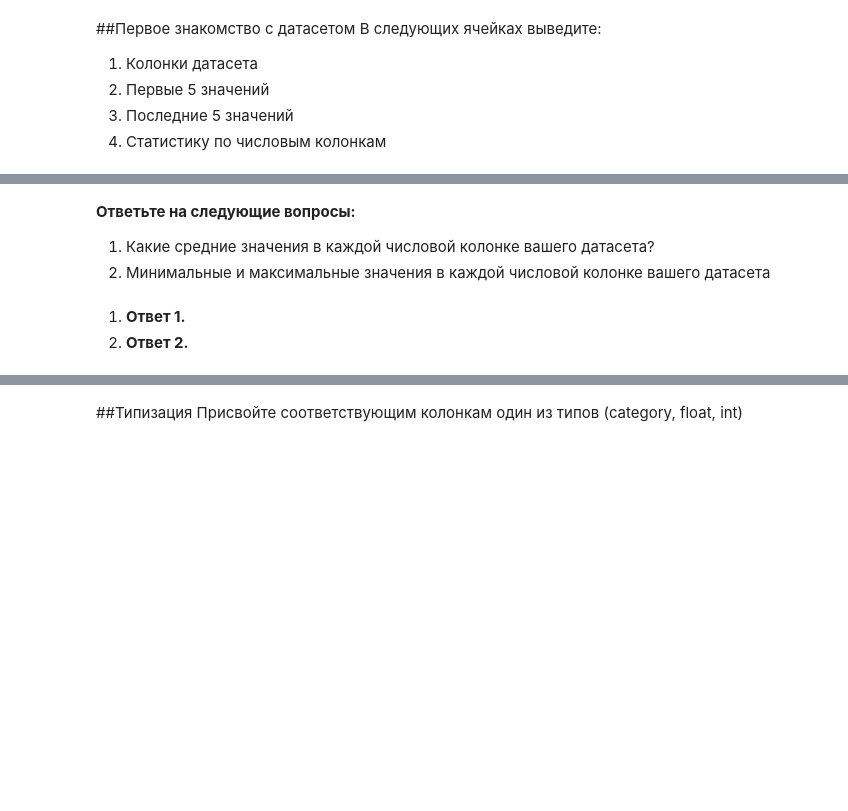
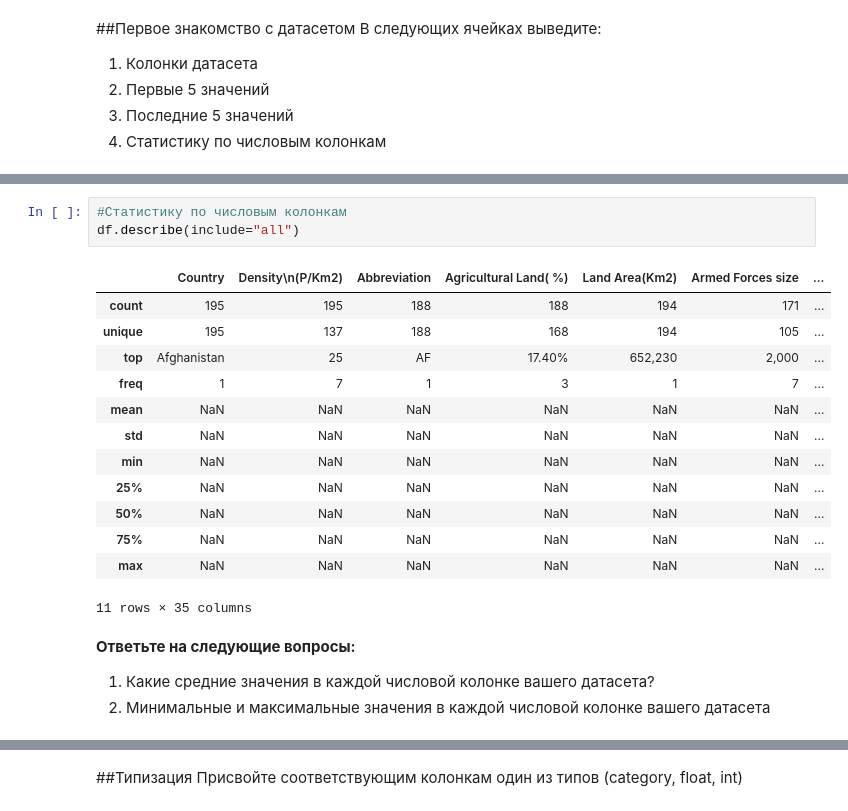
Before and after one commit to Forrward/LABbl, a Jupyter notebook: lab1/Задание_1.ipynb, the cells around one changed output, grey strips where cells are left out. Saved outputs shown, nothing was run; the diff lists cells and outputs as text; blank space fills up the shorter version.

```diff
--- a/lab1/Задание_1.ipynb
+++ b/lab1/Задание_1.ipynb
@@ -81,11 +79,23 @@ df.describe()
+# %%
+#Статистику по числовым колонкам
+df.describe(include="all")
+# %% [output]
+|  | Country | Density\n(P/Km2) | Abbreviation | Agricultural Land( %) | Land Area(Km2) | Armed Forces size | ... |
+| count | 195 | 195 | 188 | 188 | 194 | 171 | ... |
+| unique | 195 | 137 | 188 | 168 | 194 | 105 | ... |
+| top | Afghanistan | 25 | AF | 17.40% | 652,230 | 2,000 | ... |
+| freq | 1 | 7 | 1 | 3 | 1 | 7 | ... |
+| mean | NaN | NaN | NaN | NaN | NaN | NaN | ... |
+| std | NaN | NaN | NaN | NaN | NaN | NaN | ... |
+| min | NaN | NaN | NaN | NaN | NaN | NaN | ... |
+| 25% | NaN | NaN | NaN | NaN | NaN | NaN | ... |
+| 50% | NaN | NaN | NaN | NaN | NaN | NaN | ... |
+| 75% | NaN | NaN | NaN | NaN | NaN | NaN | ... |
+| max | NaN | NaN | NaN | NaN | NaN | NaN | ... |
+11 rows × 35 columns
 # %% [markdown]
 **Ответьте на следующие вопросы:**
 
 
 1.   Какие средние значения в каждой числовой колонке вашего датасета?
 2.   Минимальные и максимальные значения в каждой числовой колонке вашего датасета
-# %% [markdown]
-
-
-1.   **Ответ 1.**
-2.   **Ответ 2.**
```
Also changed, not shown: parts of 9 cells of this notebook.
